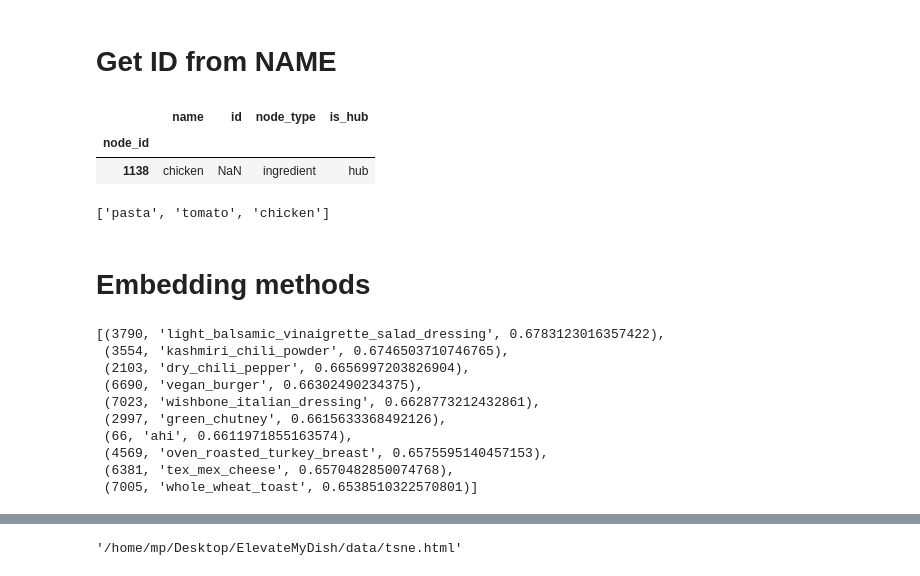
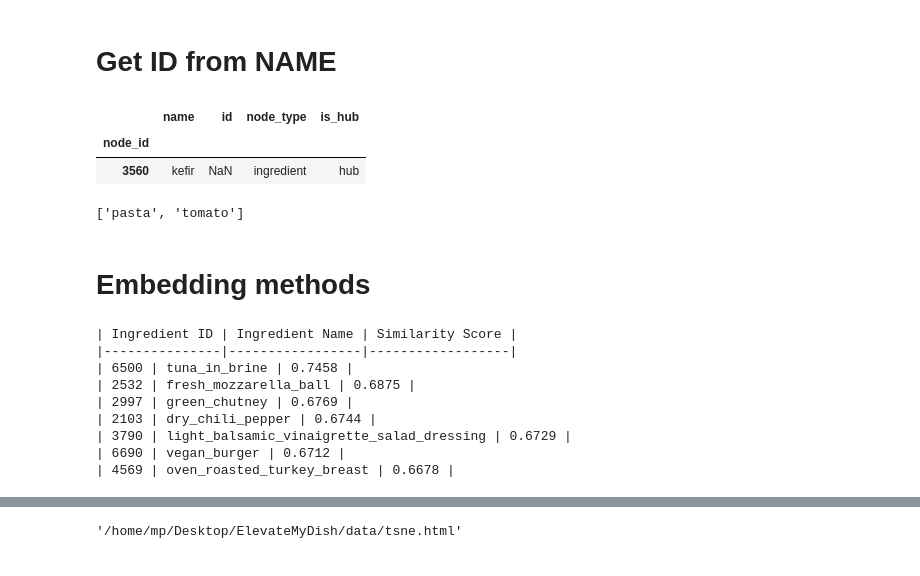
Before and after one commit to Marcrulo/ElevateMyDish, a Jupyter notebook: src/main.ipynb, the cells around one changed output, grey strips where cells are left out. Drawn from its saved outputs; the diff is of its cells as text; code cells hidden in the pictures.

```diff
--- a/src/main.ipynb
+++ b/src/main.ipynb
@@ -63,19 +63,20 @@ Removed 0 isolated nodes
 # %% [markdown]
 # Get ID from NAME
 # %%
-subset = nodes[nodes['name'].str.contains('chicken', case=False, na=False)]
-subset = subset[subset['is_hub'] == 'hub']
+subset = nodes[nodes['name'].str.contains('kefir', case=False, na=False)]
+# subset = subset[subset['is_hub'] == 'hub']
 subset
 # %% [output]
 |  | name | id | node_type | is_hub |
 | node_id |  |  |  |  |
-| 1138 | chicken | NaN | ingredient | hub |
+| 3560 | kefir | NaN | ingredient | hub |
 # %%
-terminals = [4635, 6441, 1138]
+# terminals = [4635, 6441, 1138]
+terminals = [4635,6441]
 food_names = [id_to_name[t] for t in terminals]
 food_names
 # %% [output]
-['pasta', 'tomato', 'chicken']
+['pasta', 'tomato']
 # %% [markdown]
 # Embedding methods
 # %%
@@ -87,21 +88,27 @@ all_embeddings = np.array([embeddings_dict[str(n)] for n in G.nodes()])
 similarities = cosine_similarity([combi_embedding], all_embeddings).flatten()
 
 # get top N most similar ingredients (not in terminals)
-N = 10
+N = 7
 similarity_series = pd.Series(similarities, index=G.nodes())
 similarity_series = similarity_series.drop(index=terminals)
 top_n = similarity_series.nlargest(N)
 top_n_ingredients = [(idx, id_to_name[idx], score) for idx, score in top_n.items()]
-top_n_ingredients
+
+def print_markdown_table(ingredients):
+    print("| Ingredient ID | Ingredient Name | Similarity Score |")
+    print("|---------------|-----------------|------------------|")
+    for idx, name, score in ingredients:
+        print(f"| {idx} | {name} | {score:.4f} |")
+
+print_markdown_table(top_n_ingredients)
 # %% [output]
-[(3790, 'light_balsamic_vinaigrette_salad_dressing', 0.6783123016357422),
- (3554, 'kashmiri_chili_powder', 0.6746503710746765),
- (2103, 'dry_chili_pepper', 0.6656997203826904),
- (6690, 'vegan_burger', 0.66302490234375),
- (7023, 'wishbone_italian_dressing', 0.6628773212432861),
- (2997, 'green_chutney', 0.6615633368492126),
- (66, 'ahi', 0.6611971855163574),
- (4569, 'oven_roasted_turkey_breast', 0.6575595140457153),
- (6381, 'tex_mex_cheese', 0.6570482850074768),
- (7005, 'whole_wheat_toast', 0.6538510322570801)]
+| Ingredient ID | Ingredient Name | Similarity Score |
+|---------------|-----------------|------------------|
+| 6500 | tuna_in_brine | 0.7458 |
+| 2532 | fresh_mozzarella_ball | 0.6875 |
+| 2997 | green_chutney | 0.6769 |
+| 2103 | dry_chili_pepper | 0.6744 |
+| 3790 | light_balsamic_vinaigrette_salad_dressing | 0.6729 |
+| 6690 | vegan_burger | 0.6712 |
+| 4569 | oven_roasted_turkey_breast | 0.6678 |
 # %%
```
Also changed, not shown: parts of 7 cells of this notebook, 2 other files.
